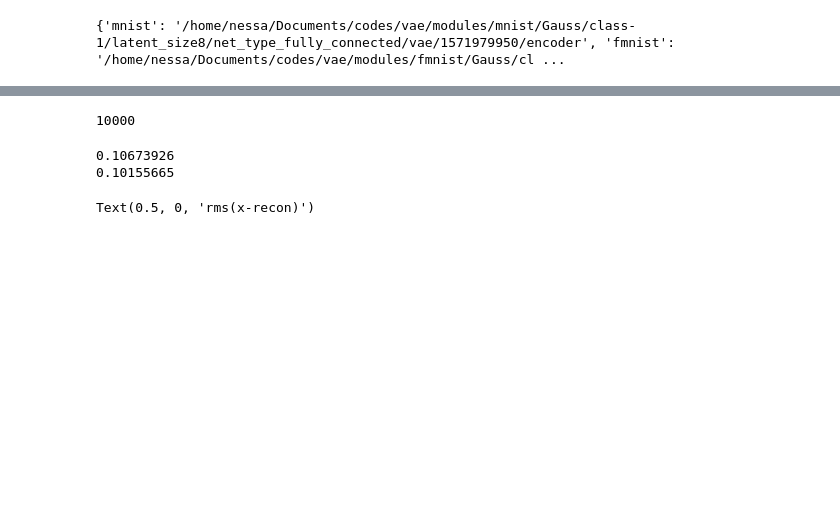
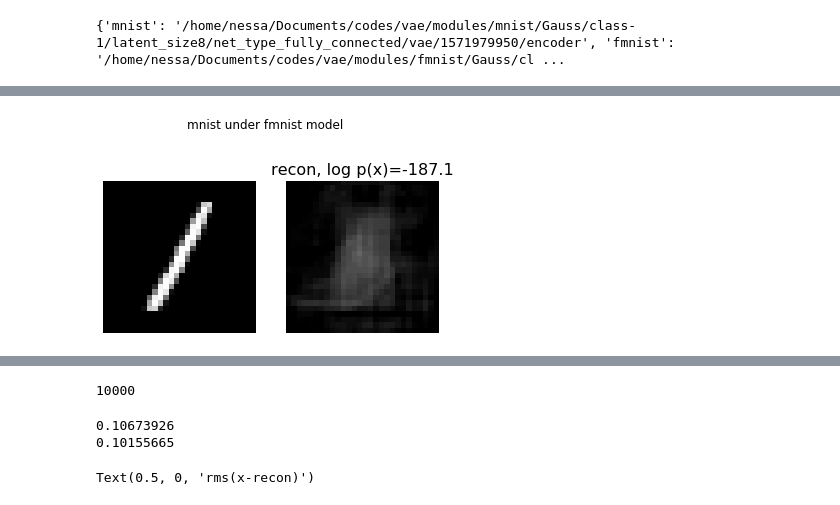
Before and after one commit to VMBoehm/vae, a Jupyter notebook: notebooks/CheckDataConsistency.ipynb, the cells around one changed output, grey strips where cells are left out. Drawn from its saved outputs; the diff is of its cells as text; code cells hidden in the pictures; blank space fills up the shorter version.

```diff
--- a/notebooks/CheckDataConsistency.ipynb
+++ b/notebooks/CheckDataConsistency.ipynb
@@ -196,3 +368,15 @@ print(data_test['mnist'][0].shape)
+# %%
+plt.suptitle('mnist under fmnist model')
+plt.subplot(1,2,1)
+plt.imshow(data_test['mnist'][a].reshape(28,28),cmap='gray',vmin=0, vmax=1)
+plt.axis('off')
+plt.subplot(1,2,2)
+plt.title('recon, log p(x)=%.1f'%np.sum(laplace))
+plt.imshow(fwd_MAP[0].reshape(28,28),cmap='gray',vmin=0, vmax=1)
+plt.axis('off')
+plt.show()
+# %% [output]
+[figure, added]
 # %%
 a = np.random.randint(low=0,high=10000)
 jj=1
```
Also changed, not shown: parts of 11 cells of this notebook.
